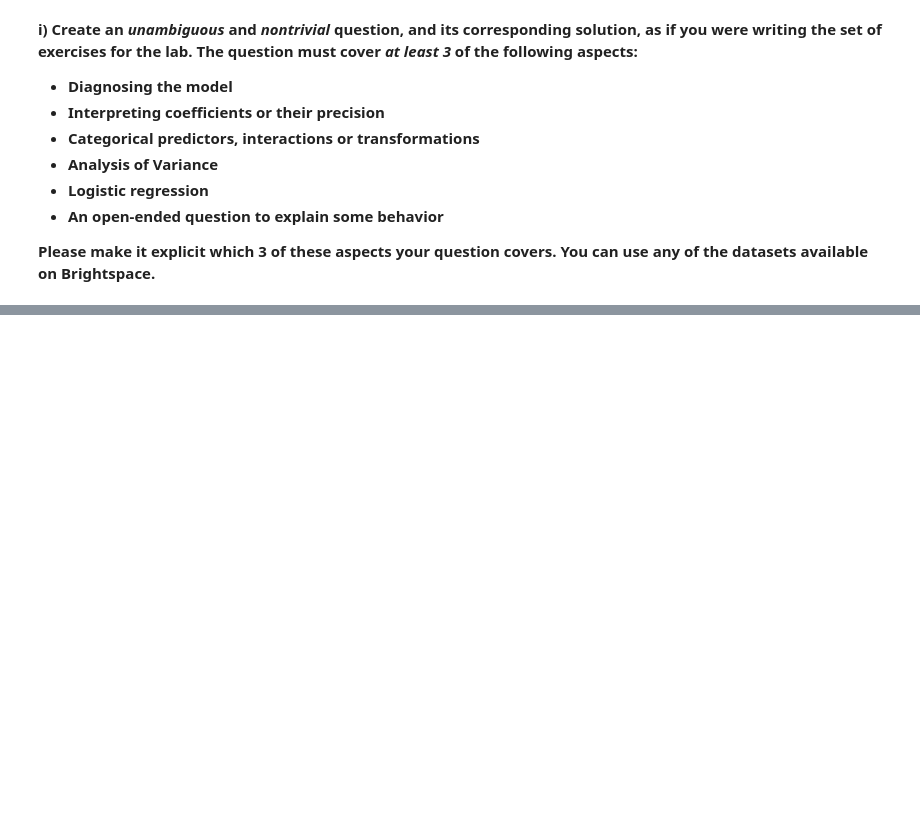
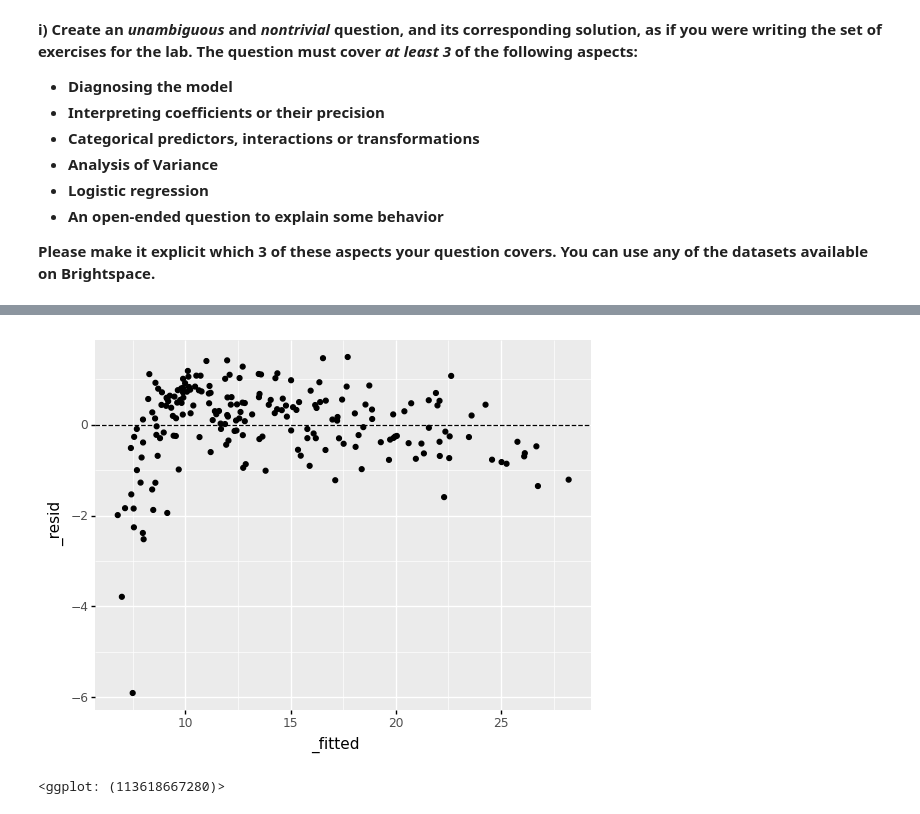
Before and after one commit to Gogonemnem/tu-delft-assignments, a Jupyter notebook: assignment4/regression.exercises_b.ipynb, the cells around one changed output, grey strips where cells are left out. Drawn from its saved outputs; the diff is of its cells as text; code cells hidden in the pictures; blank space fills up the shorter version.

```diff
--- a/assignment4/regression.exercises_b.ipynb
+++ b/assignment4/regression.exercises_b.ipynb
@@ -304,0 +359,7 @@ Notes:
+# %%
+ggplot(d, aes('_fitted', '_resid')) +\
+    geom_point() +\
+    geom_hline(yintercept = 0, linetype = 'dashed')
+# %% [output]
+[figure, added]
+<ggplot: (113618667280)>
```
Also changed, not shown: parts of 19 cells of this notebook.
